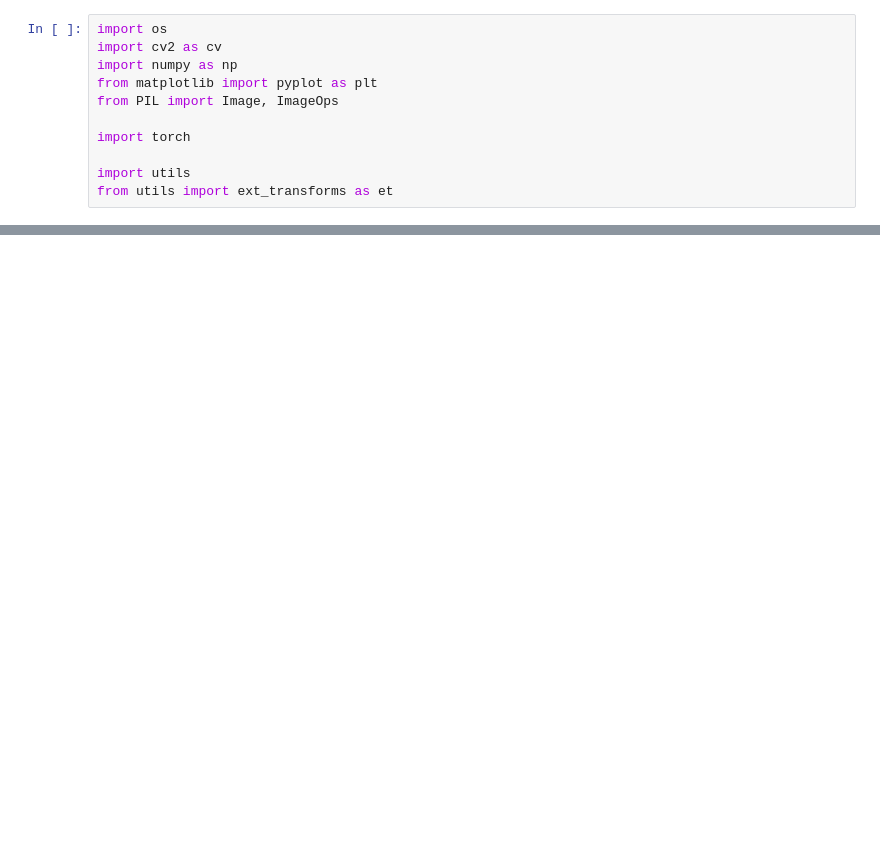
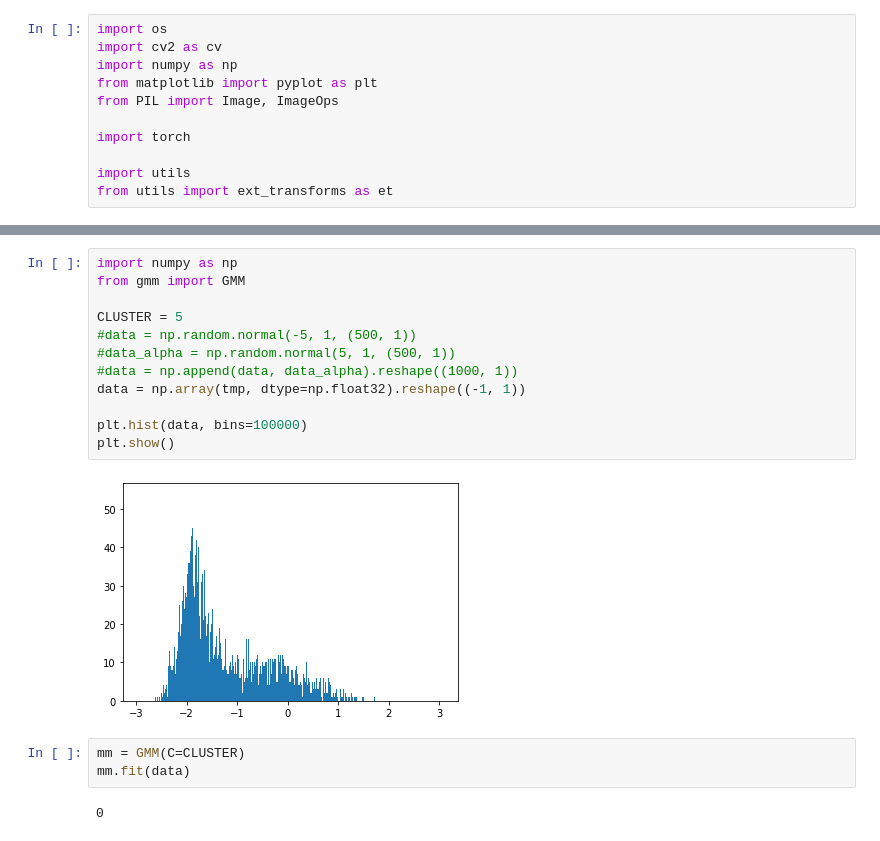
Before and after one commit to DongDong500/CPNKDv2, a Jupyter notebook: pallete_trans-hist.ipynb, the cells around one changed output, grey strips where cells are left out. Drawn from its saved outputs; the diff is of its cells as text; blank space fills up the shorter version.

```diff
--- a/pallete_trans-hist.ipynb
+++ b/pallete_trans-hist.ipynb
@@ -40,0 +55,19 @@ plt.show()
+# %%
+import numpy as np
+from gmm import GMM
+
+CLUSTER = 5
+#data = np.random.normal(-5, 1, (500, 1))
+#data_alpha = np.random.normal(5, 1, (500, 1))
+#data = np.append(data, data_alpha).reshape((1000, 1))
+data = np.array(tmp, dtype=np.float32).reshape((-1, 1))
+
+plt.hist(data, bins=100000)
+plt.show()
+# %% [output]
+[figure, added]
+# %%
+mm = GMM(C=CLUSTER)
+mm.fit(data)
+# %% [output]
+0
```
Also changed, not shown: parts of 7 cells of this notebook, 5 other files.
